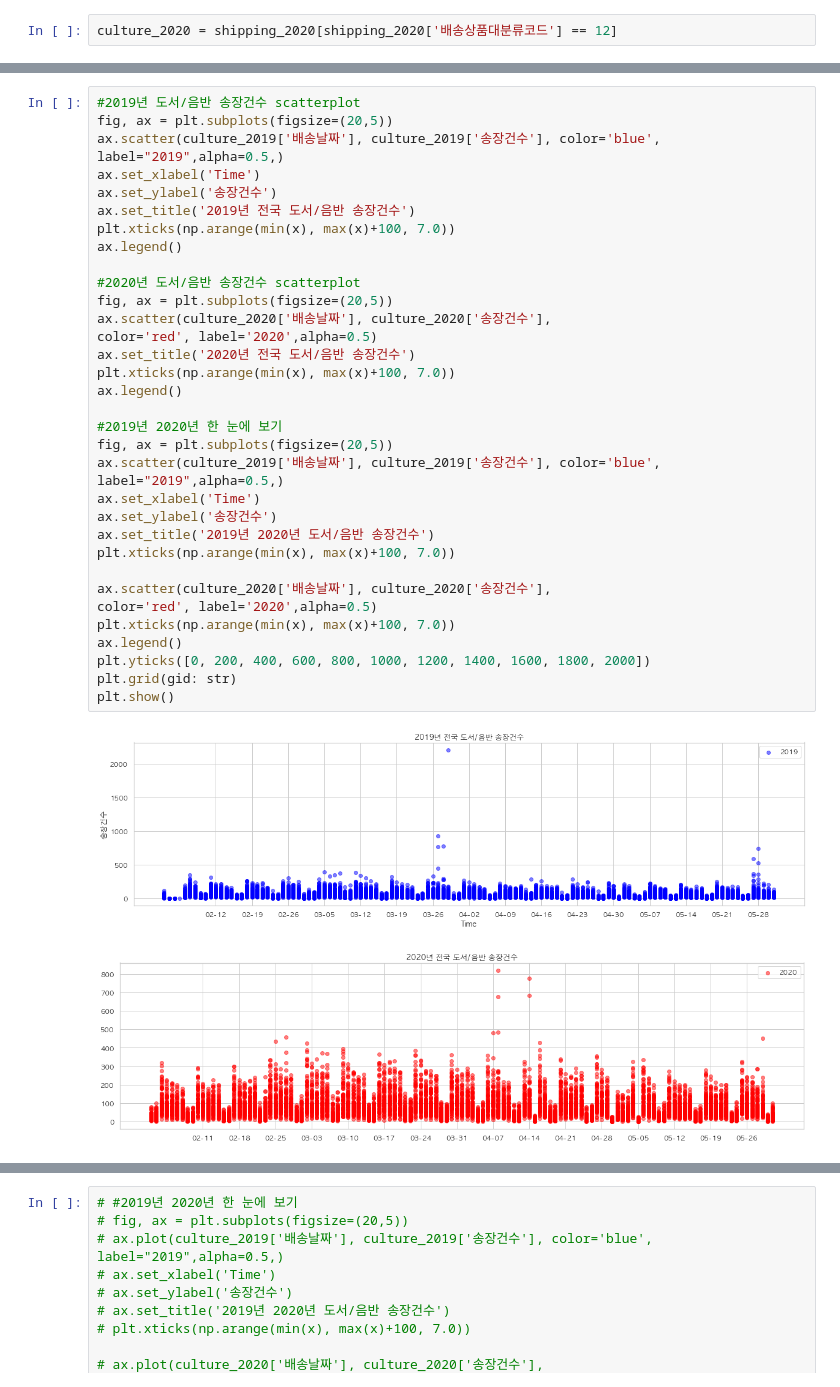
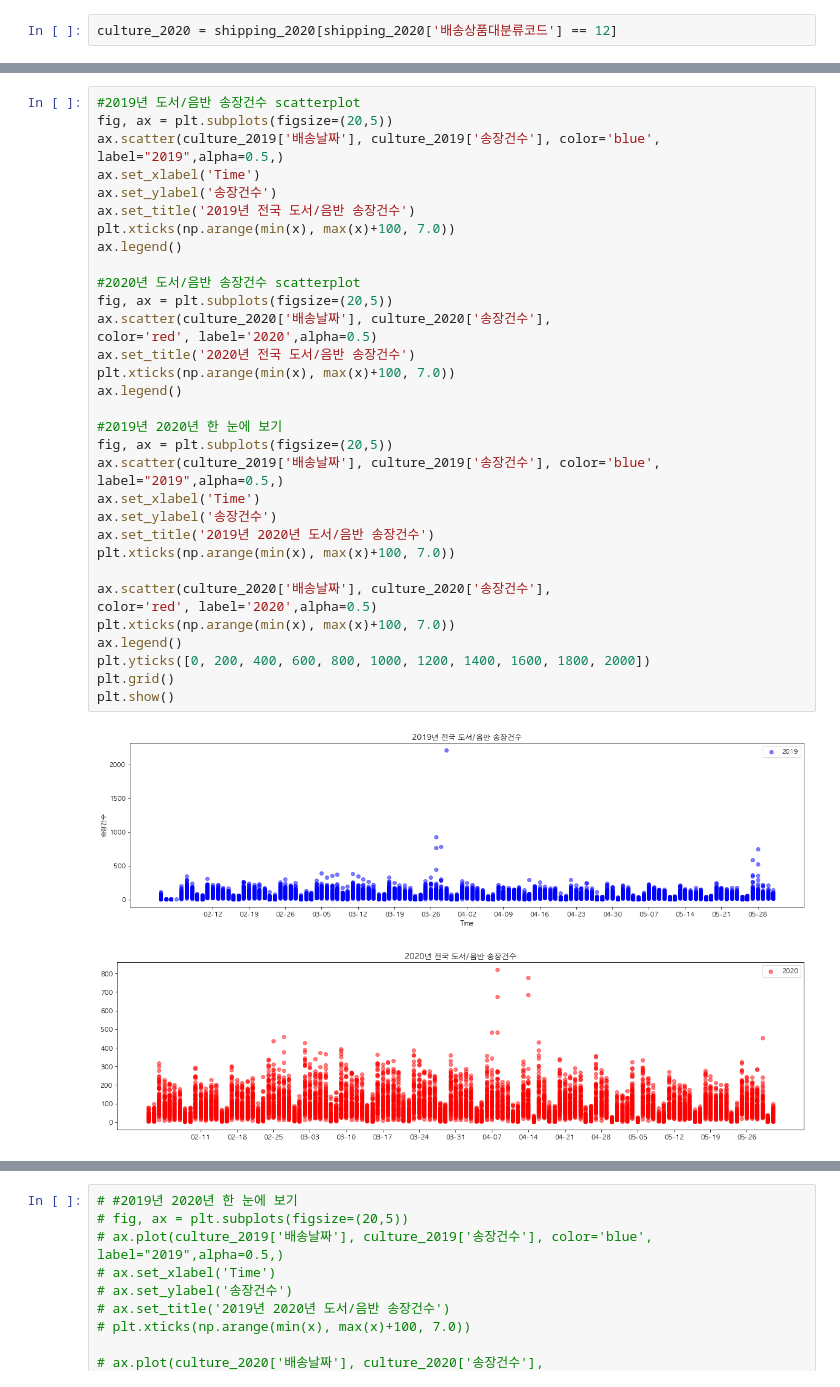
Before and after one commit to yekyung2/AOAS_data, a Jupyter notebook: daily_analysis/shipping_2.ipynb, the cells around one changed output, grey strips where cells are left out. Cells and saved outputs as stored; diff of their text form.

```diff
--- a/daily_analysis/shipping_2.ipynb
+++ b/daily_analysis/shipping_2.ipynb
@@ -463,33 +463,33 @@ fig, ax = plt.subplots(figsize=(20,5))
 ax.scatter(culture_2019['배송날짜'], culture_2019['송장건수'], color='blue', label="2019",alpha=0.5,)
 ax.set_xlabel('Time')
 ax.set_ylabel('송장건수')
 ax.set_title('2019년 전국 도서/음반 송장건수')
 plt.xticks(np.arange(min(x), max(x)+100, 7.0))
 ax.legend()
 
 #2020년 도서/음반 송장건수 scatterplot
 fig, ax = plt.subplots(figsize=(20,5))
 ax.scatter(culture_2020['배송날짜'], culture_2020['송장건수'],
 color='red', label='2020',alpha=0.5)
 ax.set_title('2020년 전국 도서/음반 송장건수')
 plt.xticks(np.arange(min(x), max(x)+100, 7.0))
 ax.legend()
 
 #2019년 2020년 한 눈에 보기
 fig, ax = plt.subplots(figsize=(20,5))
 ax.scatter(culture_2019['배송날짜'], culture_2019['송장건수'], color='blue', label="2019",alpha=0.5,)
 ax.set_xlabel('Time')
 ax.set_ylabel('송장건수')
 ax.set_title('2019년 2020년 도서/음반 송장건수')
 plt.xticks(np.arange(min(x), max(x)+100, 7.0))
 
 ax.scatter(culture_2020['배송날짜'], culture_2020['송장건수'],
 color='red', label='2020',alpha=0.5)
 plt.xticks(np.arange(min(x), max(x)+100, 7.0))
 ax.legend()
 plt.yticks([0, 200, 400, 600, 800, 1000, 1200, 1400, 1600, 1800, 2000])
-plt.grid(gid: str)
+plt.grid()
 plt.show()
 # %% [output]
-[figure, old version]
+[figure, new version]
-[figure, old version]
+[figure, new version]
```
Also changed, not shown: parts of 22 cells of this notebook.
